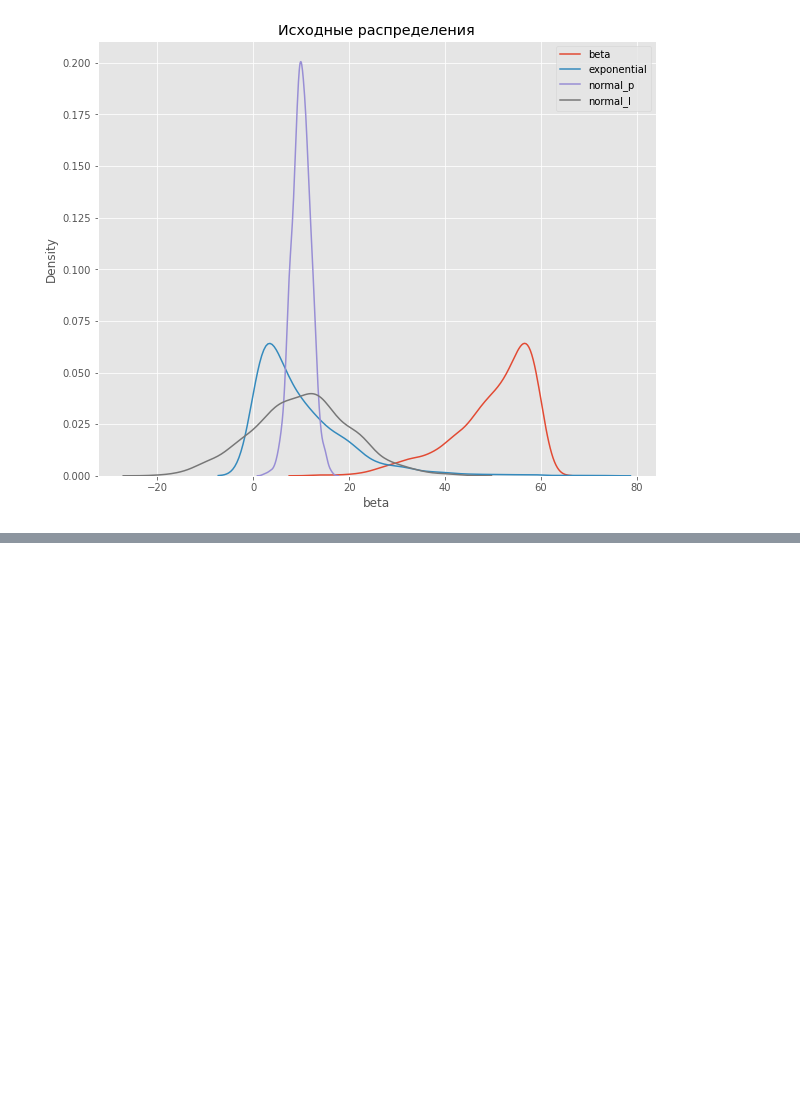
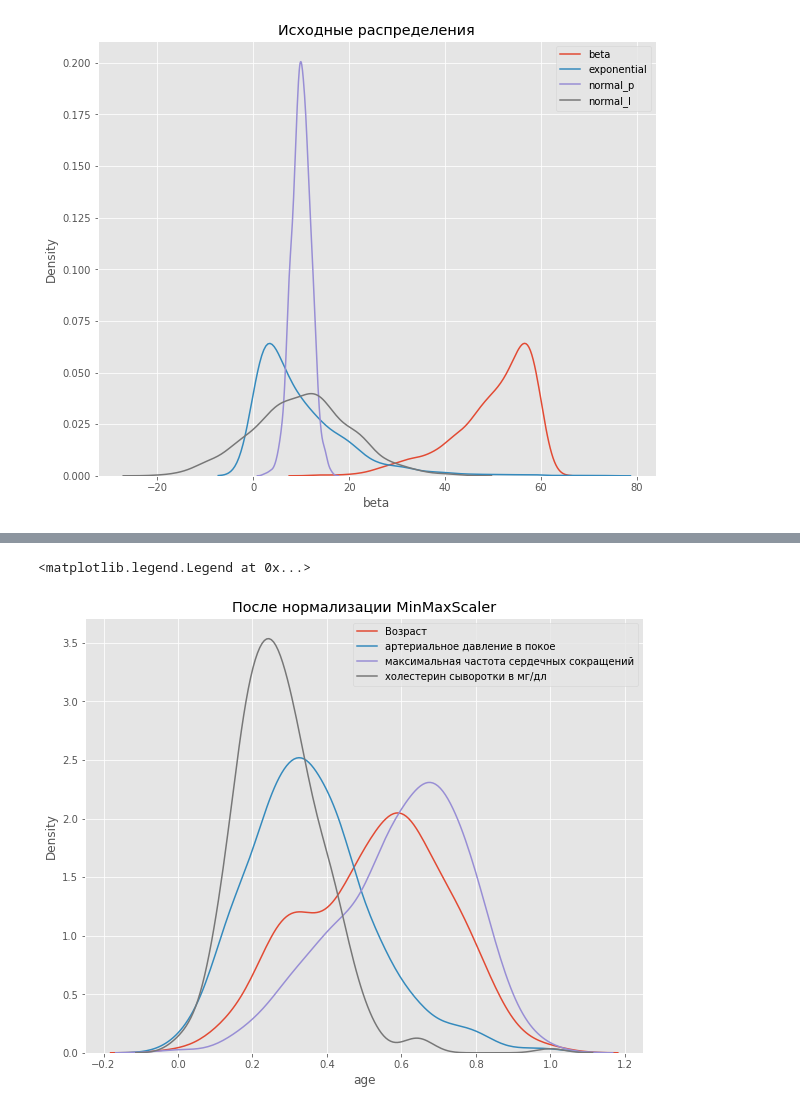
Before and after one commit to DarthSirius/Lessons, a Jupyter notebook: SkillFactory/EDA_1/EDA3.ipynb, the cells around one changed output, grey strips where cells are left out. Drawn from its saved outputs; the diff is of its cells as text; code cells hidden in the pictures; blank space fills up the shorter version.

```diff
--- a/SkillFactory/EDA_1/EDA3.ipynb
+++ b/SkillFactory/EDA_1/EDA3.ipynb
@@ -121,0 +260,5 @@ plt.legend()
+# %%
+encoder = ce.OneHotEncoder(cols=['restecg']) # указываем столбец для кодирования
+type_bin = encoder.fit_transform(heart['restecg'])
+heart = pd.concat([heart, type_bin], axis=1)
+heart
@@ -121,0 +279,5 @@ plt.legend()
+# %%
+encoder = ce.OneHotEncoder(cols=['slope']) # указываем столбец для кодирования
+type_bin = encoder.fit_transform(heart['slope'])
+heart = pd.concat([heart, type_bin], axis=1)
+heart
@@ -121,0 +298,5 @@ plt.legend()
+# %%
+encoder = ce.OneHotEncoder(cols=['ca']) # указываем столбец для кодирования
+type_bin = encoder.fit_transform(heart['ca'])
+heart = pd.concat([heart, type_bin], axis=1)
+heart
@@ -121,0 +317,5 @@ plt.legend()
+# %%
+encoder = ce.OneHotEncoder(cols=['thal']) # указываем столбец для кодирования
+type_bin = encoder.fit_transform(heart['thal'])
+heart = pd.concat([heart, type_bin], axis=1)
+heart
@@ -121,0 +362,21 @@ plt.legend()
+# %%
+# инициализируем нормализатор MinMaxScaler
+mm_scaler = preprocessing.MinMaxScaler()
+col_names = ['age','trestbps','thalach','chol']
+# копируем исходный датасет
+df_hh = mm_scaler.fit_transform(heart[col_names])
+
+# Преобразуем промежуточный датасет в полноценный датафрейм для визуализации
+df_hh = pd.DataFrame(df_hh, columns=col_names)
+
+fig, (ax1) = plt.subplots(ncols=1, figsize=(10, 8))
+ax1.set_title('После нормализации MinMaxScaler')
+
+sns.kdeplot(df_hh['age'], ax=ax1, label = 'Возраст')
+sns.kdeplot(df_hh['trestbps'], ax=ax1, label = 'артериальное давление в покое')
+sns.kdeplot(df_hh['thalach'], ax=ax1, label = 'максимальная частота сердечных сокращений')
+sns.kdeplot(df_hh['chol'], ax=ax1, label = 'холестерин сыворотки в мг/дл')
+plt.legend()
+# %% [output]
+<matplotlib.legend.Legend at 0x...>
+[figure, added]
```
Also changed, not shown: parts of 22 cells of this notebook.
